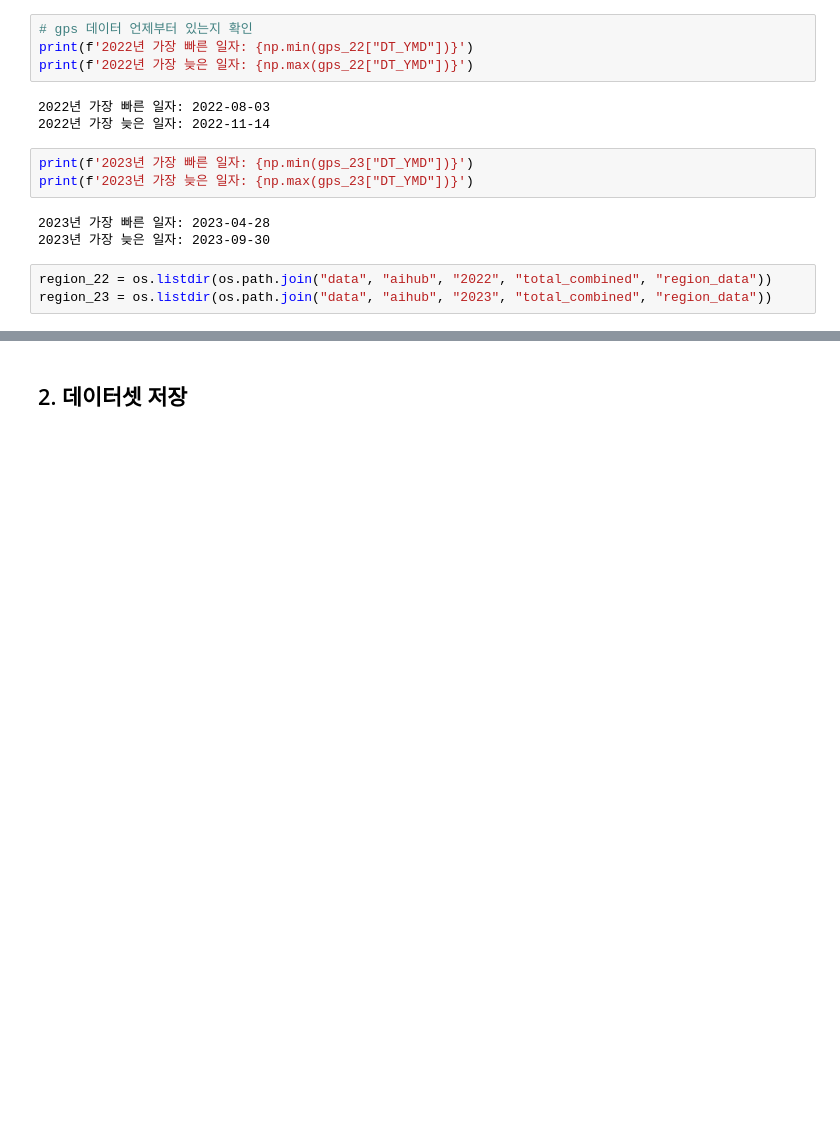
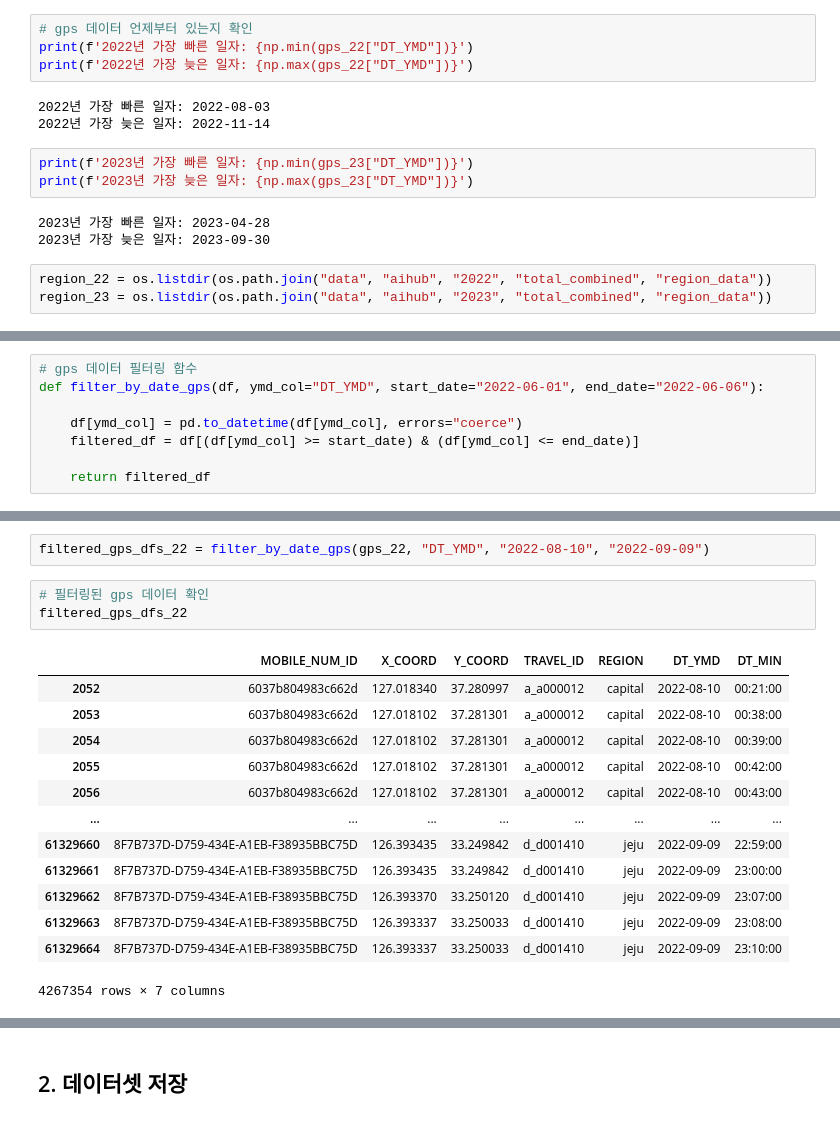
Before and after one commit to DencingParty/travel-data-engineering, a Jupyter notebook: one_week_data_for_test.ipynb, the cells around one changed output, grey strips where cells are left out. Saved outputs shown, nothing was run; the diff lists cells and outputs as text; blank space fills up the shorter version.

```diff
--- a/one_week_data_for_test.ipynb
+++ b/one_week_data_for_test.ipynb
@@ -251,0 +221,8 @@ filtered_dfs_22, filtered_gps_dfs_22 = filter_by_date("aihub", "2022", "2022-06-
+# %%
+# gps 데이터 필터링 함수
+def filter_by_date_gps(df, ymd_col="DT_YMD", start_date="2022-06-01", end_date="2022-06-06"):
+
+    df[ymd_col] = pd.to_datetime(df[ymd_col], errors="coerce")
+    filtered_df = df[(df[ymd_col] >= start_date) & (df[ymd_col] <= end_date)]
+
+    return filtered_df
@@ -290,0 +262,19 @@ filtered_dfs_22["tc_codea_코드A"]
+# %%
+filtered_gps_dfs_22 = filter_by_date_gps(gps_22, "DT_YMD", "2022-08-10", "2022-09-09")
+# %%
+# 필터링된 gps 데이터 확인
+filtered_gps_dfs_22
+# %% [output]
+|  | MOBILE_NUM_ID | X_COORD | Y_COORD | TRAVEL_ID | REGION | DT_YMD | DT_MIN |
+| 2052 | 6037b804983c662d | 127.018340 | 37.280997 | a_a000012 | capital | 2022-08-10 | 00:21:00 |
+| 2053 | 6037b804983c662d | 127.018102 | 37.281301 | a_a000012 | capital | 2022-08-10 | 00:38:00 |
+| 2054 | 6037b804983c662d | 127.018102 | 37.281301 | a_a000012 | capital | 2022-08-10 | 00:39:00 |
+| 2055 | 6037b804983c662d | 127.018102 | 37.281301 | a_a000012 | capital | 2022-08-10 | 00:42:00 |
+| 2056 | 6037b804983c662d | 127.018102 | 37.281301 | a_a000012 | capital | 2022-08-10 | 00:43:00 |
+| ... | ... | ... | ... | ... | ... | ... | ... |
+| 61329660 | 8F7B737D-D759-434E-A1EB-F38935BBC75D | 126.393435 | 33.249842 | d_d001410 | jeju | 2022-09-09 | 22:59:00 |
+| 61329661 | 8F7B737D-D759-434E-A1EB-F38935BBC75D | 126.393435 | 33.249842 | d_d001410 | jeju | 2022-09-09 | 23:00:00 |
+| 61329662 | 8F7B737D-D759-434E-A1EB-F38935BBC75D | 126.393370 | 33.250120 | d_d001410 | jeju | 2022-09-09 | 23:07:00 |
+| 61329663 | 8F7B737D-D759-434E-A1EB-F38935BBC75D | 126.393337 | 33.250033 | d_d001410 | jeju | 2022-09-09 | 23:08:00 |
+| 61329664 | 8F7B737D-D759-434E-A1EB-F38935BBC75D | 126.393337 | 33.250033 | d_d001410 | jeju | 2022-09-09 | 23:10:00 |
+4267354 rows × 7 columns
```
Also changed, not shown: parts of 18 cells of this notebook, 2 other files.
